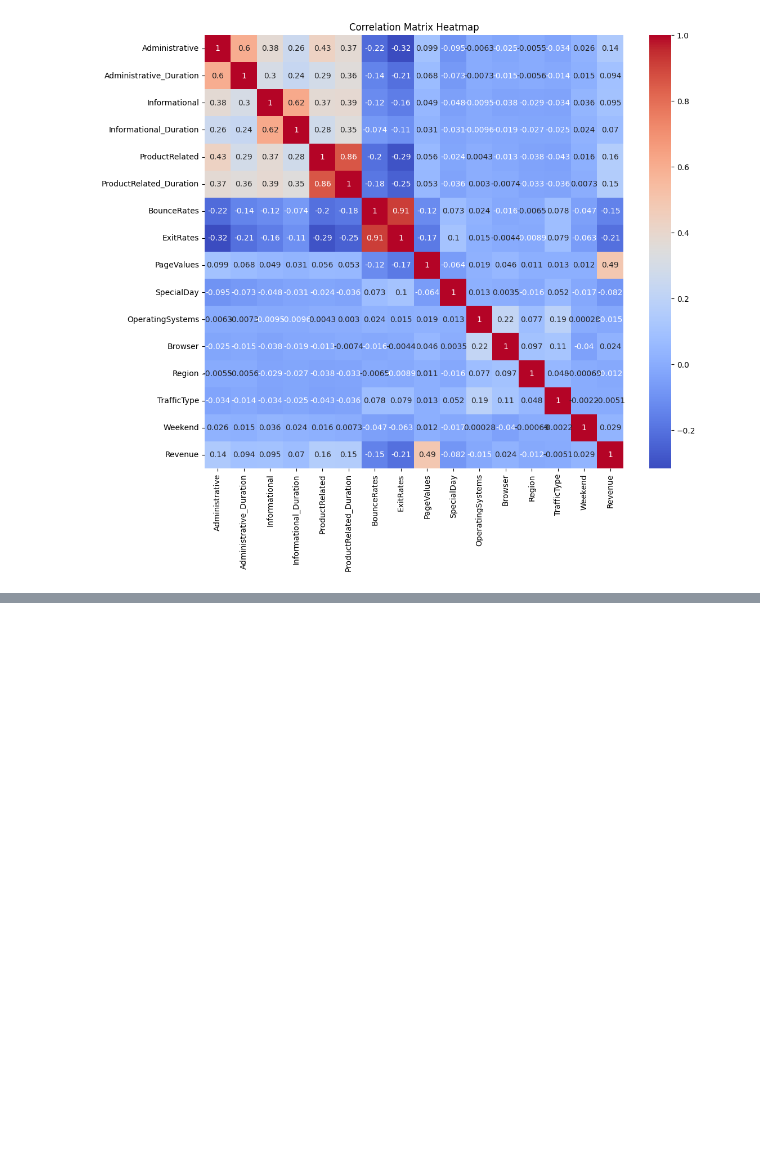
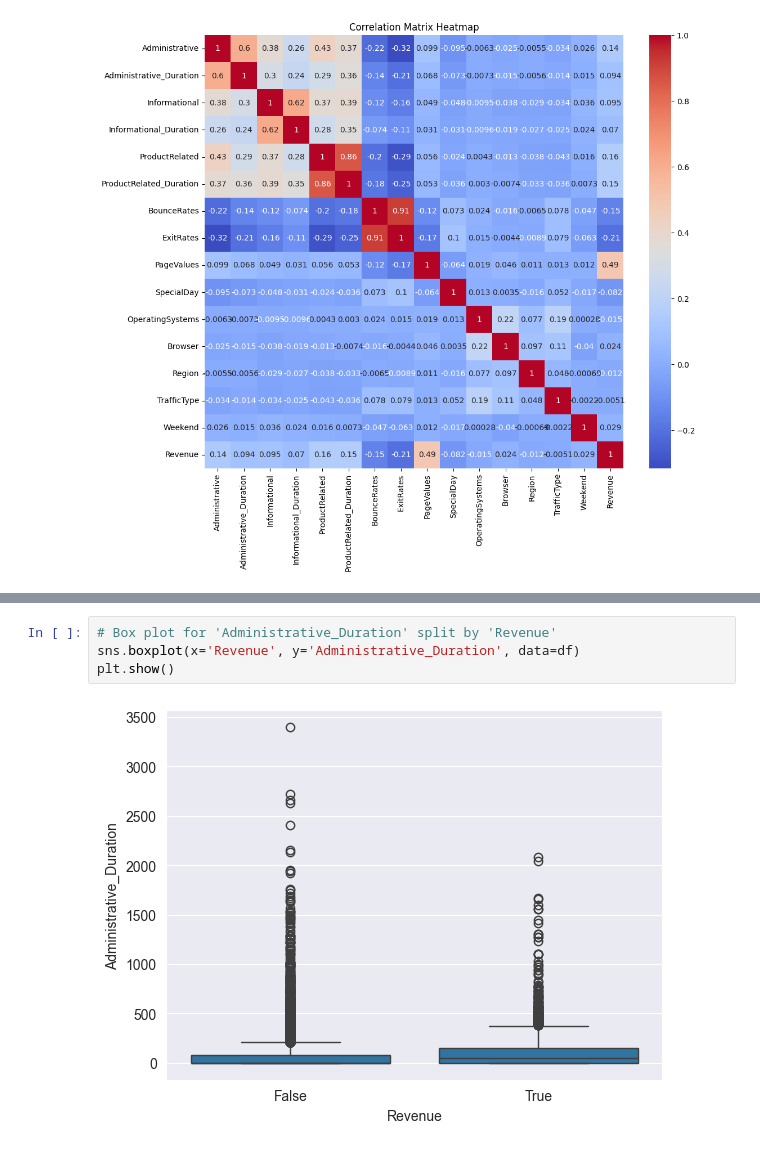
Before and after one commit to Nathaniel-Ace/Online-Shoppers-Intention, a Jupyter notebook: notebooks/exploration.ipynb, the cells around one changed output, grey strips where cells are left out. Drawn from its saved outputs; the diff is of its cells as text; blank space fills up the shorter version.

```diff
--- a/notebooks/exploration.ipynb
+++ b/notebooks/exploration.ipynb
@@ -8,0 +74,6 @@ plot_correlation_matrix('../data/raw/online_shoppers_intention.csv')
+# %%
+# Box plot for 'Administrative_Duration' split by 'Revenue'
+sns.boxplot(x='Revenue', y='Administrative_Duration', data=df)
+plt.show()
+# %% [output]
+[figure, added]
```
Also changed, not shown: parts of 7 cells of this notebook.
